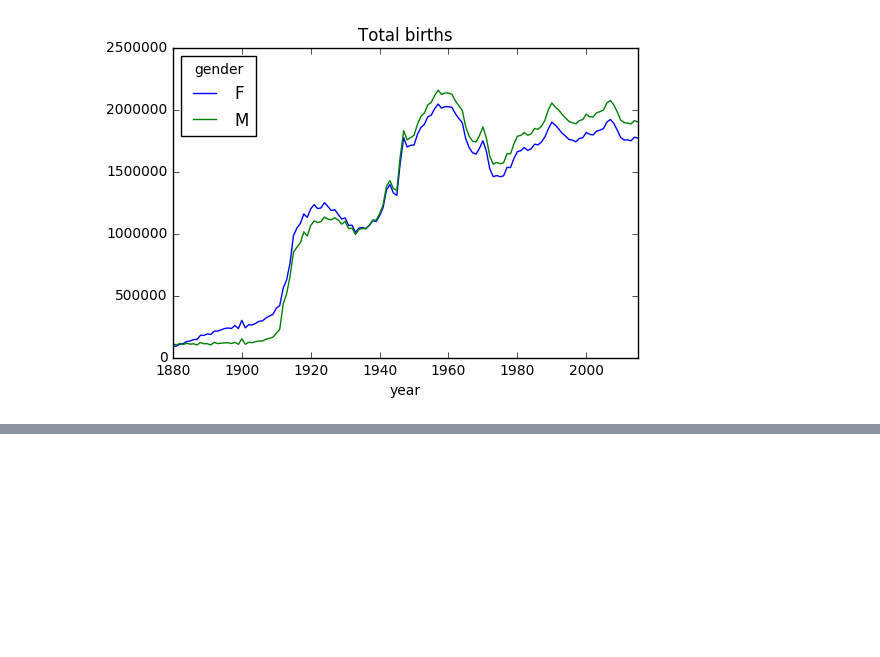
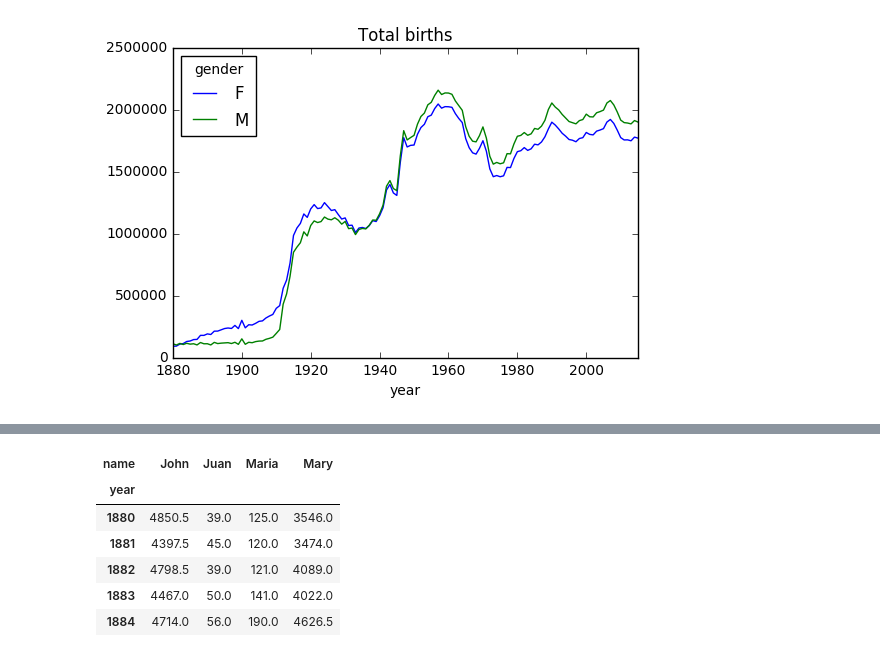
Before and after one commit to vanatteveldt/python-data, a Jupyter notebook: Baby names.ipynb, the cells around one changed output, grey strips where cells are left out. Cells and saved outputs as stored; diff of their text form; code cells hidden in the pictures; blank space fills up the shorter version.

```diff
--- a/Baby names.ipynb
+++ b/Baby names.ipynb
@@ -114,0 +131,11 @@ total.plot(title='Total births');
+# %%
+counts = subset.pivot_table("n", "year", "name")
+counts.head()
+# %% [output]
+| name | John | Juan | Maria | Mary |
+| year |  |  |  |  |
+| 1880 | 4850.5 | 39.0 | 125.0 | 3546.0 |
+| 1881 | 4397.5 | 45.0 | 120.0 | 3474.0 |
+| 1882 | 4798.5 | 39.0 | 121.0 | 4089.0 |
+| 1883 | 4467.0 | 50.0 | 141.0 | 4022.0 |
+| 1884 | 4714.0 | 56.0 | 190.0 | 4626.5 |
```
Also changed, not shown: parts of 11 cells of this notebook.
